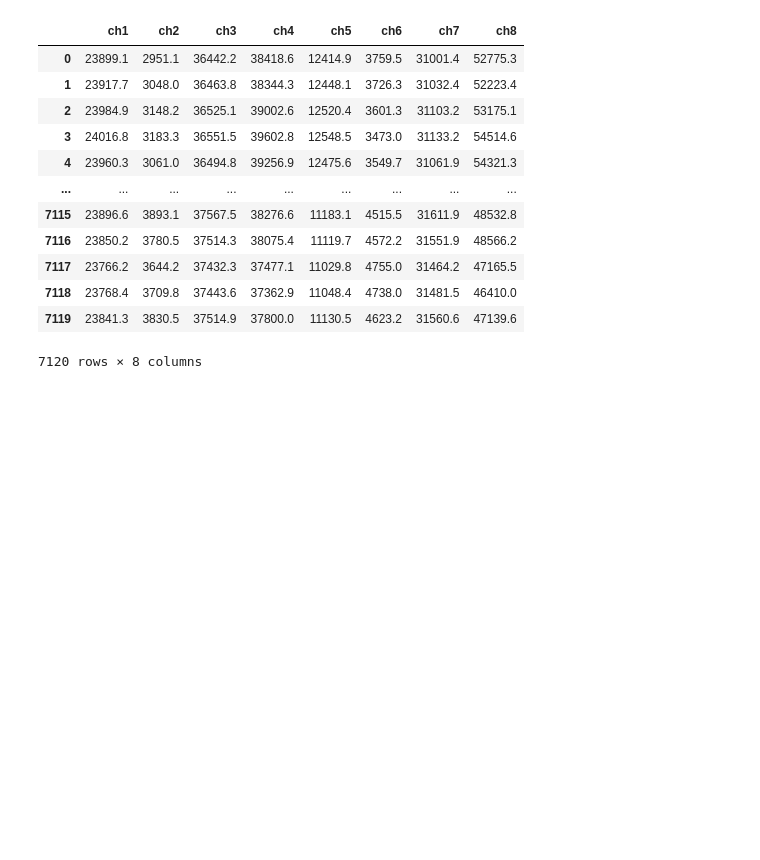
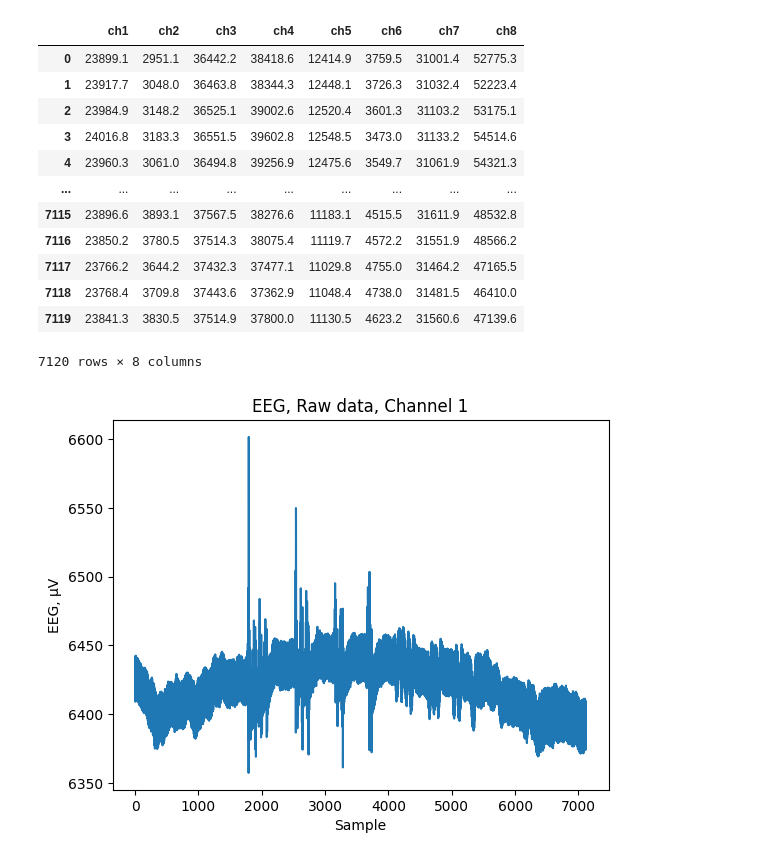
Before and after one commit to nargesyaghoubi/NeuroSignal, a Jupyter notebook: Band-pass-filter.ipynb, the cells around one changed output. Cells and saved outputs as stored; diff of their text form; code cells hidden in the pictures; blank space fills up the shorter version.

Commit message:
add plot the EEG data

```diff
--- a/Band-pass-filter.ipynb
+++ b/Band-pass-filter.ipynb
@@ -30,3 +37,17 @@ data
 | 7118 | 23768.4 | 3709.8 | 37443.6 | 37362.9 | 11048.4 | 4738.0 | 31481.5 | 46410.0 |
 | 7119 | 23841.3 | 3830.5 | 37514.9 | 37800.0 | 11130.5 | 4623.2 | 31560.6 | 47139.6 |
 7120 rows × 8 columns
+# %%
+# select the data from the first channel
+channel = 0
+channel_data = data.iloc[:, channel]
+# convert from Digital Value of Analog Digital converter (ADC) ADS1299 to microvolts
+channel_data = round(1000000*4.5*(channel_data/16777215),2)
+# plot the EEG data
+plt.plot(channel_data)
+plt.title("EEG, Raw data, Channel " +str(channel + 1))
+plt.ylabel('EEG, µV')  # Data from ADS1299
+plt.xlabel('Sample')
+plt.show()
+# %% [output]
+[figure, added]
```
Also changed, not shown: parts of 1 cell of this notebook.
